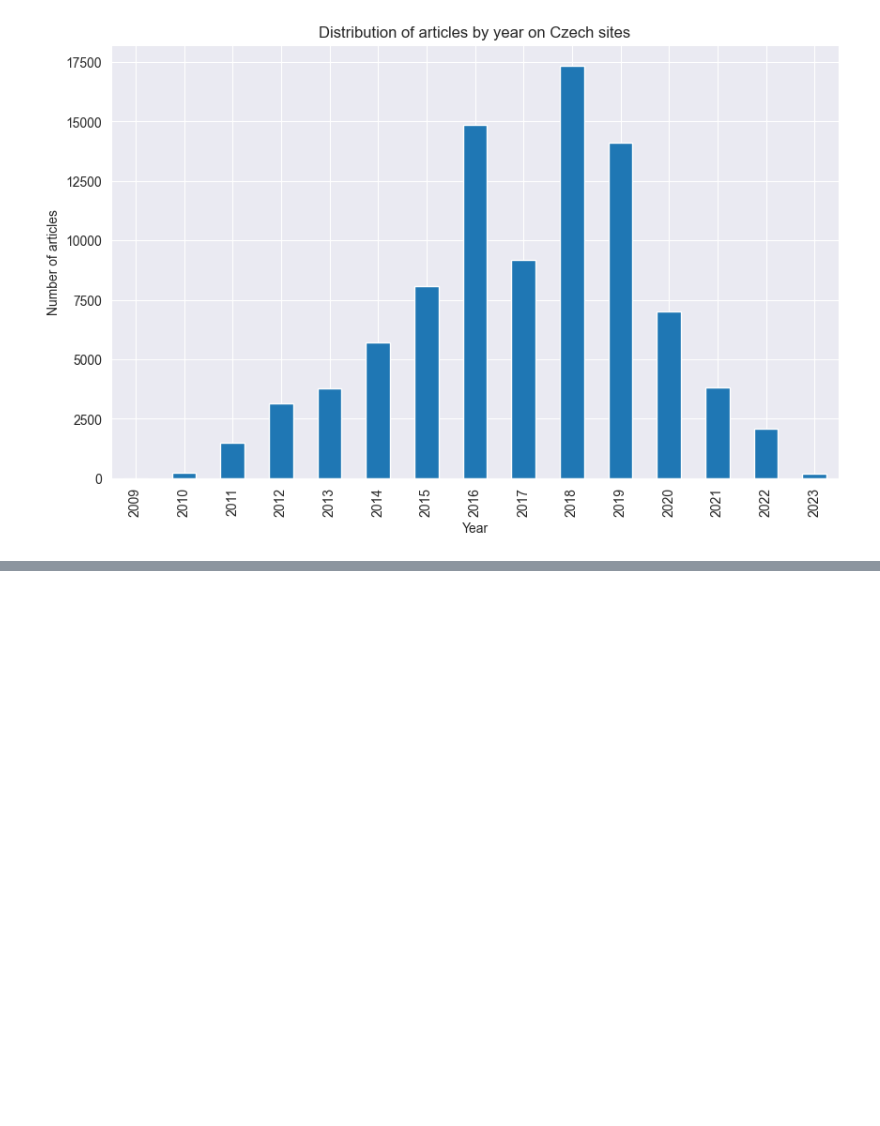
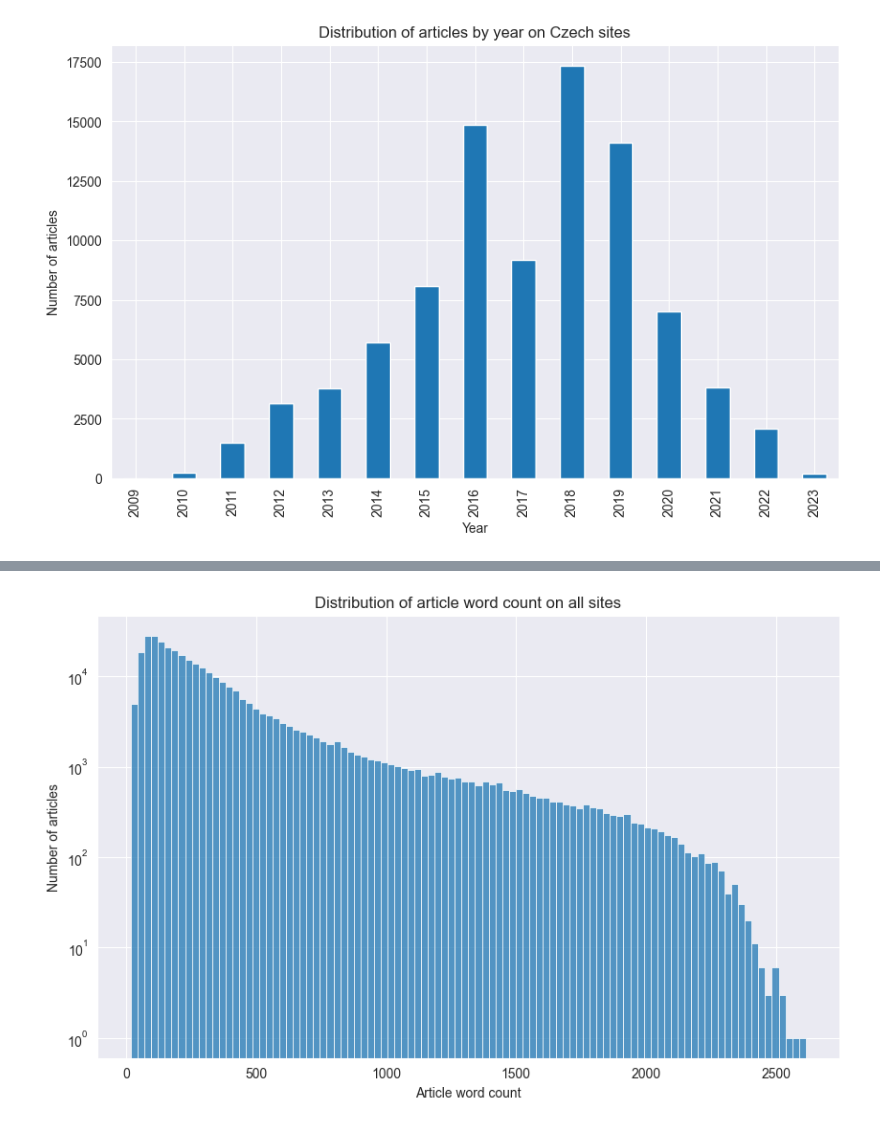
Before and after one commit to Baaart25/aalto-snlp-news-generation, a Jupyter notebook: data_analysis/data_analysis.ipynb, the cells around one changed output, grey strips where cells are left out. Cells and saved outputs as stored; diff of their text form; code cells hidden in the pictures; blank space fills up the shorter version.

```diff
--- a/data_analysis/data_analysis.ipynb
+++ b/data_analysis/data_analysis.ipynb
@@ -164,0 +211,17 @@ plot_article_length_distribution_by_year([ac24, parlamentnilisty], 'Distribution
+# %%
+def save_clean_article_word_count_distribution(sites: List[pd.DataFrame], names: List[str]) -> None:
+    plt.figure(figsize=(10, 6))
+    data = pd.concat(sites)
+    sns.histplot(data.word_count, bins=100)
+    plt.yscale('log')
+    plt.ticklabel_format(style='plain', axis='x')
+    plt.title('Distribution of article word count on all sites')
+    plt.xlabel('Article word count')
+    plt.ylabel('Number of articles')
+    plt.savefig(f'figures/clean_article_word_count_distribution.png')
+    plt.show()
+    plt.close()
+# %%
+save_clean_article_word_count_distribution([telex_clean, index_clean, ac24_clean, parlamentnilisty_clean], ['telex', 'index', 'ac24', 'parlamentnilisty'])
+# %% [output]
+[figure, added]
```
Also changed, not shown: parts of 10 cells of this notebook.
